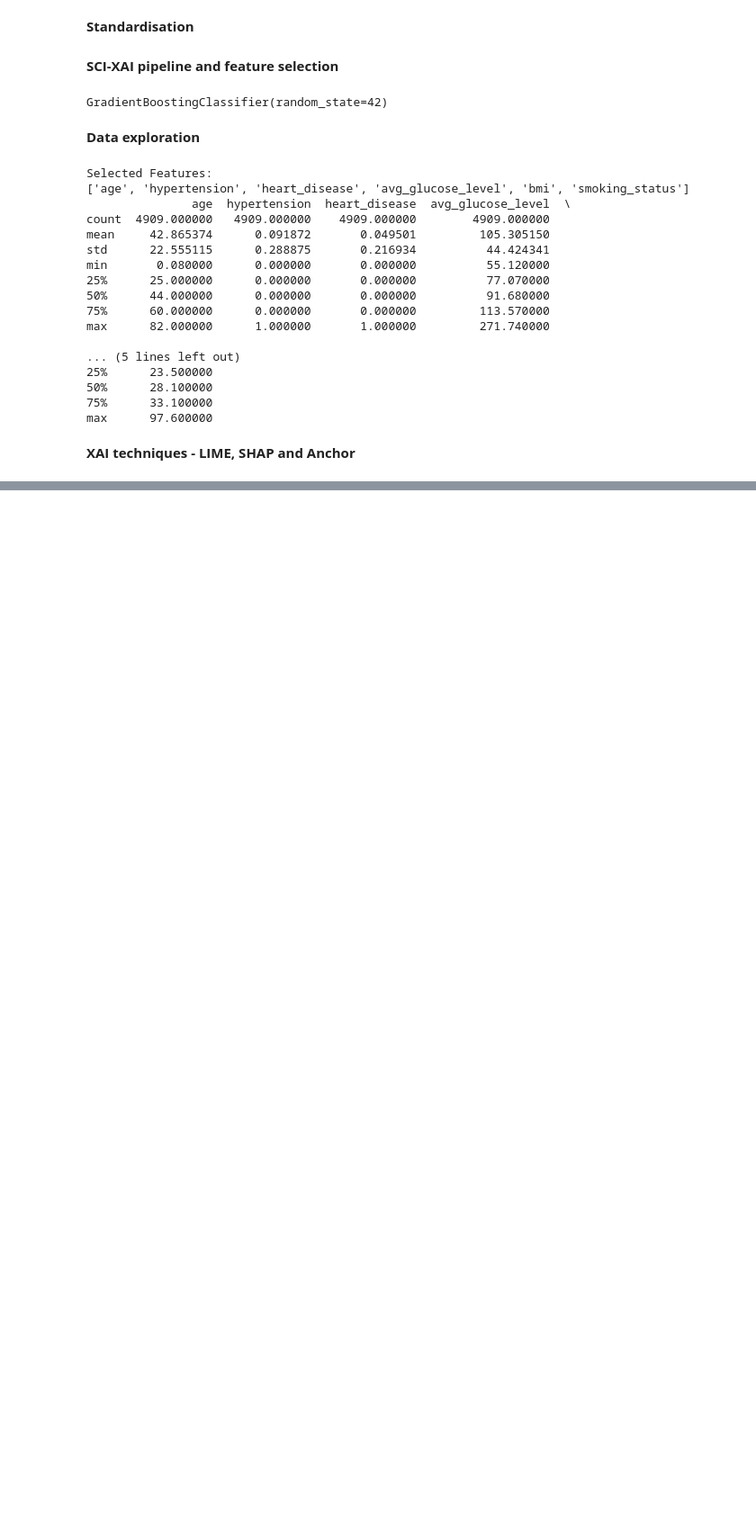
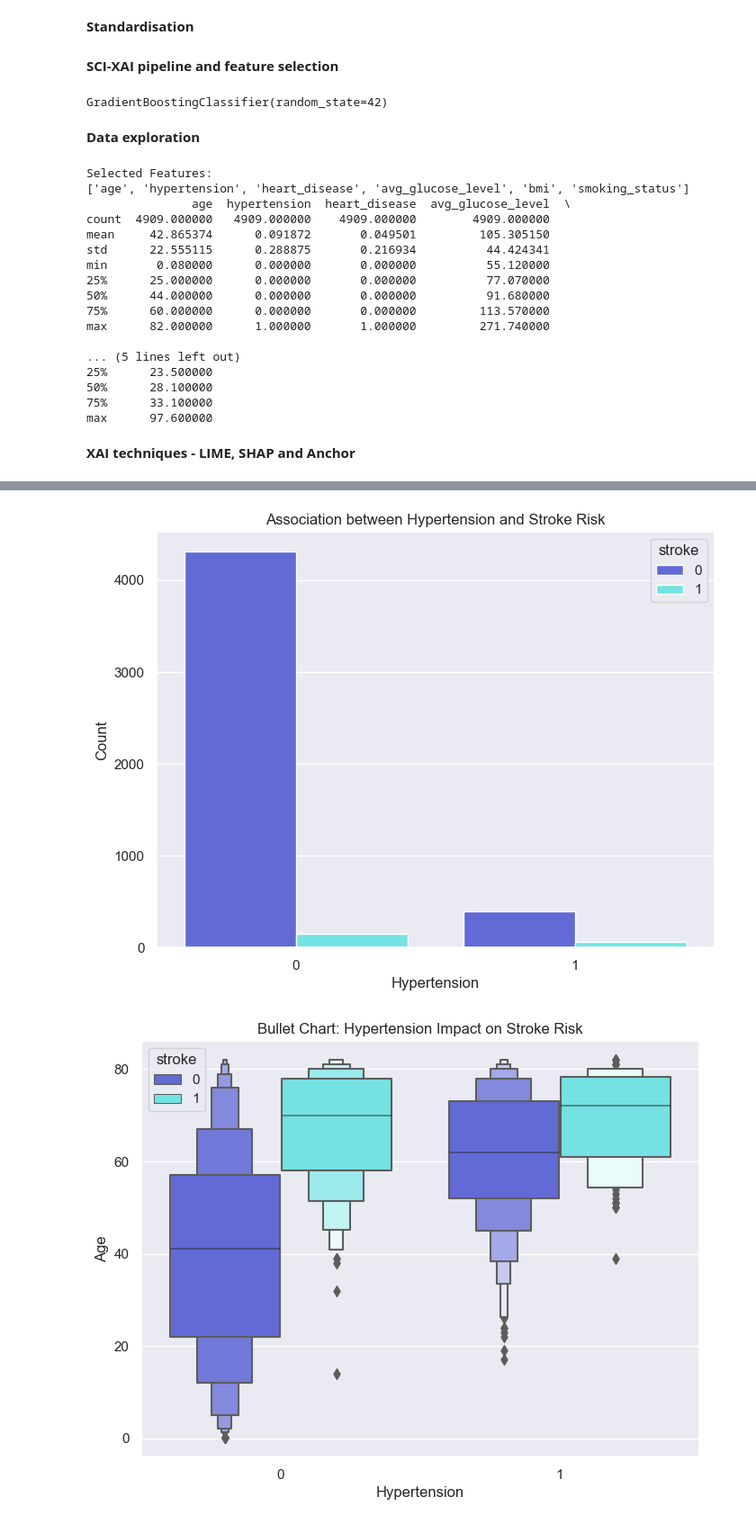
Before and after one commit to zen-0wl/XAl-on-healthcare-diagnostics, a Jupyter notebook: feature-selection.ipynb, the cells around one changed output, grey strips where cells are left out. Shown at 90% size. Saved outputs shown, nothing was run; the diff lists cells and outputs as text; code cells hidden in the pictures; blank space fills up the shorter version.

```diff
--- a/feature-selection.ipynb
+++ b/feature-selection.ipynb
@@ -203,0 +329,36 @@ IndexError: list index out of range
+# %%
+# Summary plot for hypertension
+plt.figure(figsize=(8, 6))
+sns.countplot(x='hypertension', hue='stroke', data=df)
+plt.title('Association between Hypertension and Stroke Risk')
+plt.xlabel('Hypertension')
+plt.ylabel('Count')
+plt.show()
+
+# Bullet chart for hypertension
+plt.figure(figsize=(8, 6))
+sns.boxenplot(x='hypertension', y='age', hue='stroke', data=df)
+plt.title('Bullet Chart: Hypertension Impact on Stroke Risk')
+plt.xlabel('Hypertension')
+plt.ylabel('Age')
+plt.show()
+
+# Line chart for hypertension
+plt.figure(figsize=(8, 6))
+sns.lineplot(data=df, x='hypertension', y='stroke')
+plt.title('Line Chart: Hypertension Impact on Stroke Risk')
+plt.xlabel('Hypertension')
+plt.ylabel('Stroke (0: No, 1: Yes)')
+plt.show()
+
+# Pyramid for hypertension
+hypertension_stroke_counts = df.groupby(['hypertension', 'stroke']).size().unstack(fill_value=0)
+hypertension_stroke_counts.columns = ['No Stroke', 'Stroke']
+hypertension_stroke_counts.plot(kind='barh', stacked=True, figsize=(8, 6))
+plt.title('Population Pyramid for Hypertension and Stroke')
+plt.xlabel('Population Count')
+plt.ylabel('Hypertension')
+plt.show()
+# %% [output]
+[figure, added]
+[figure, added]
```
Also changed, not shown: parts of 32 cells of this notebook.
